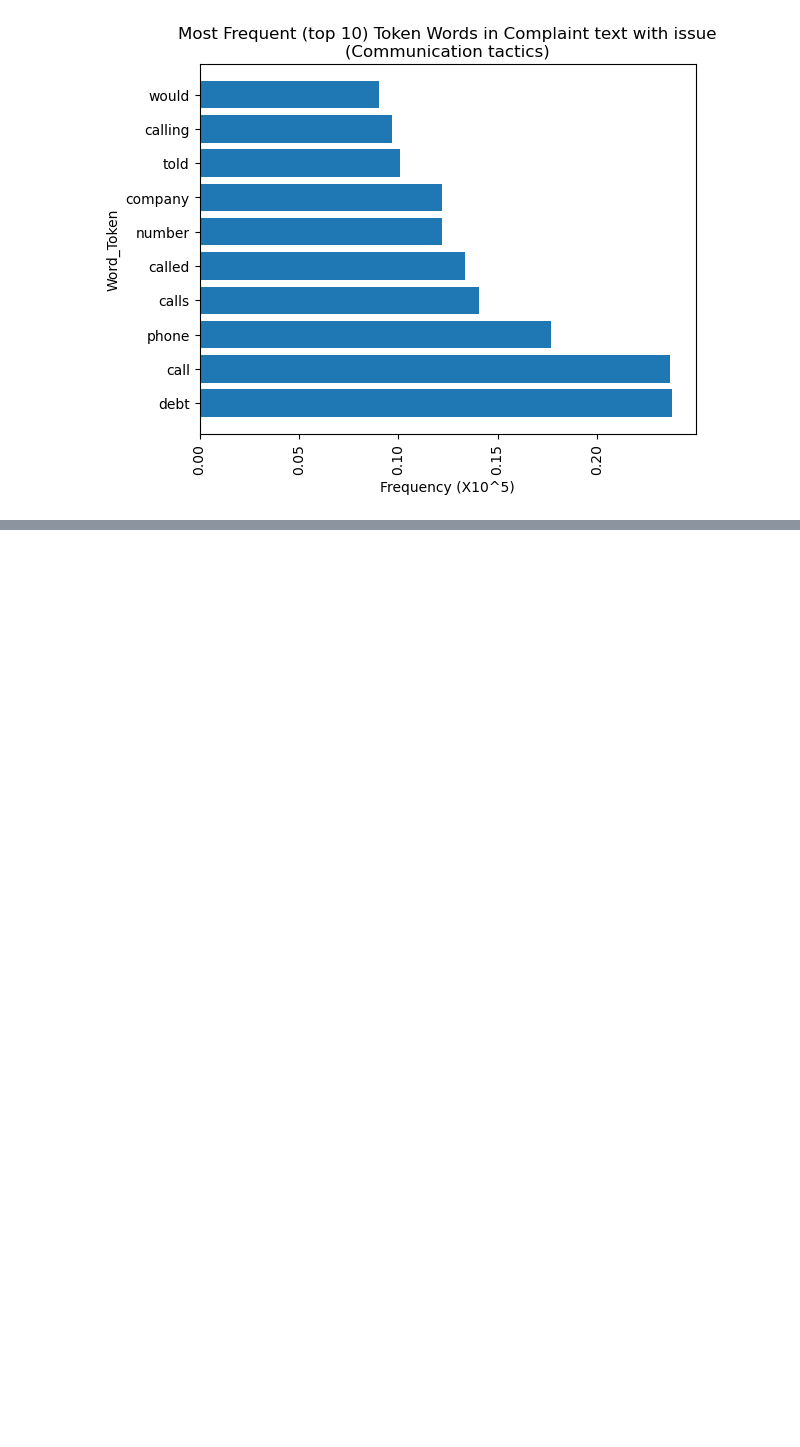
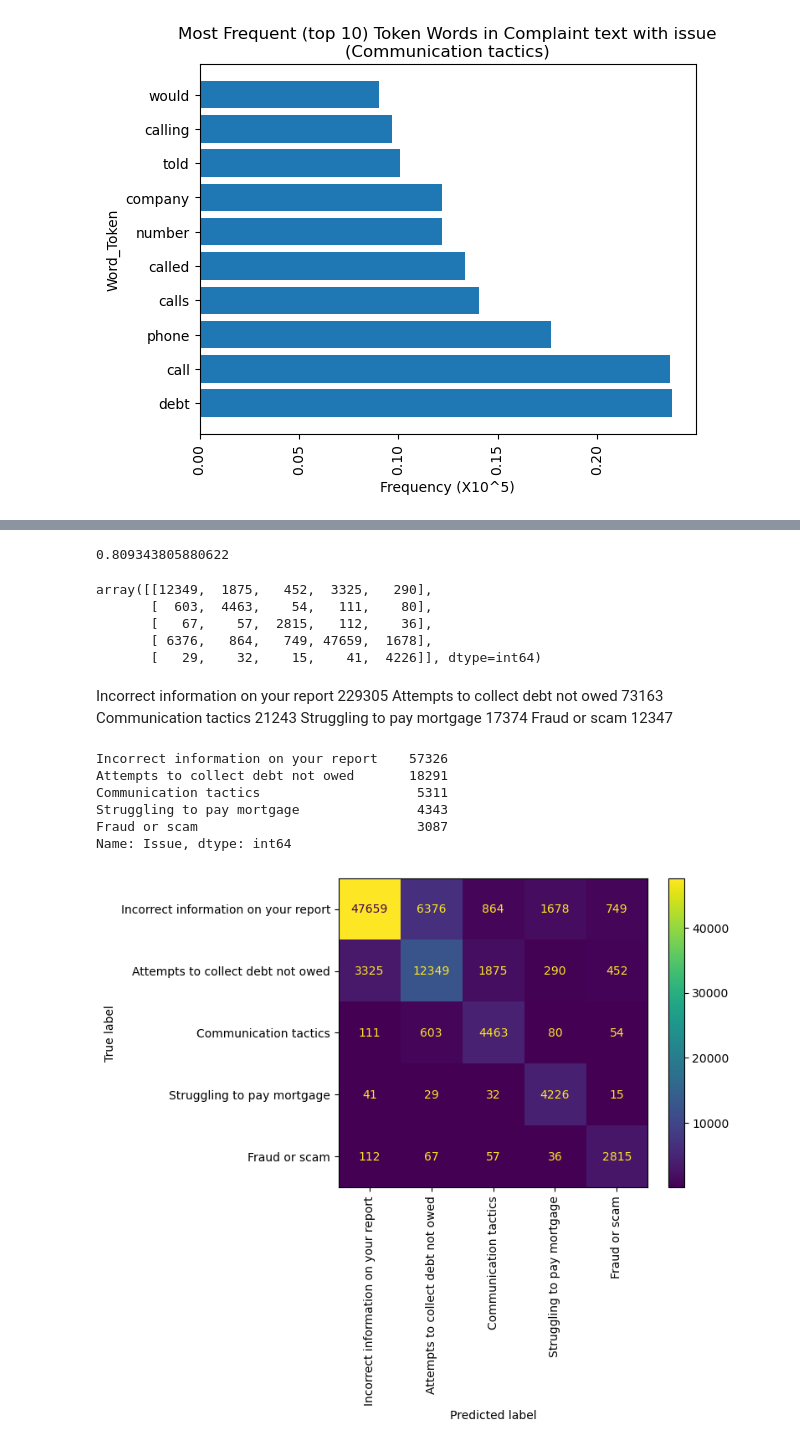
Before and after one commit to nss-data-science-cohort-6/cfpb_text_classification-gangsta-s-paradise, a Jupyter notebook: notebooks/smita_cfbp1.ipynb, the cells around one changed output, grey strips where cells are left out. Saved outputs shown, nothing was run; the diff lists cells and outputs as text; code cells hidden in the pictures; blank space fills up the shorter version.

Commit message:
print the confusion matrix and find the wrong classifier

```diff
--- a/notebooks/smita_cfbp1.ipynb
+++ b/notebooks/smita_cfbp1.ipynb
@@ -712,0 +695,50 @@ We'll also need to count the number of words in the review for which we have an
+# %%
+accuracy_score(y_test, y_pred)
+# %% [output]
+0.809343805880622
+# %%
+confusion_matrix(y_test, y_pred)
+# %% [output]
+array([[12349,  1875,   452,  3325,   290],
+       [  603,  4463,    54,   111,    80],
+       [   67,    57,  2815,   112,    36],
+       [ 6376,   864,   749, 47659,  1678],
+       [   29,    32,    15,    41,  4226]], dtype=int64)
+# %% [markdown]
+Incorrect information on your report    229305
+Attempts to collect debt not owed        73163
+Communication tactics                    21243
+Struggling to pay mortgage               17374
+Fraud or scam                            12347
+# %%
+len(y_test) #88358
+y_test.unique()
+y_test.nunique()
+y_test.value_counts()
+# %% [output]
+Incorrect information on your report    57326
+Attempts to collect debt not owed       18291
+Communication tactics                    5311
+Struggling to pay mortgage               4343
+Fraud or scam                            3087
+Name: Issue, dtype: int64
+# %%
+# from sklearn.metrics import plot_confusion_matrix
+
+cm=confusion_matrix(y_test, y_pred, labels=['Incorrect information on your report',
+                                            'Attempts to collect debt not owed',
+                                            'Communication tactics',
+                                            'Struggling to pay mortgage',
+                                            'Fraud or scam'])
+from sklearn.metrics import confusion_matrix, ConfusionMatrixDisplay
+import matplotlib.pyplot as plt
+disp = ConfusionMatrixDisplay(confusion_matrix=cm, display_labels=['Incorrect information on your report',
+                                            'Attempts to collect debt not owed',
+                                            'Communication tactics',
+                                            'Struggling to pay mortgage',
+                                            'Fraud or scam'])
+disp.plot()
+plt.xticks(rotation = 90)
+plt.show()
+# %% [output]
+[figure, added]
```
Also changed, not shown: parts of 14 cells of this notebook.
